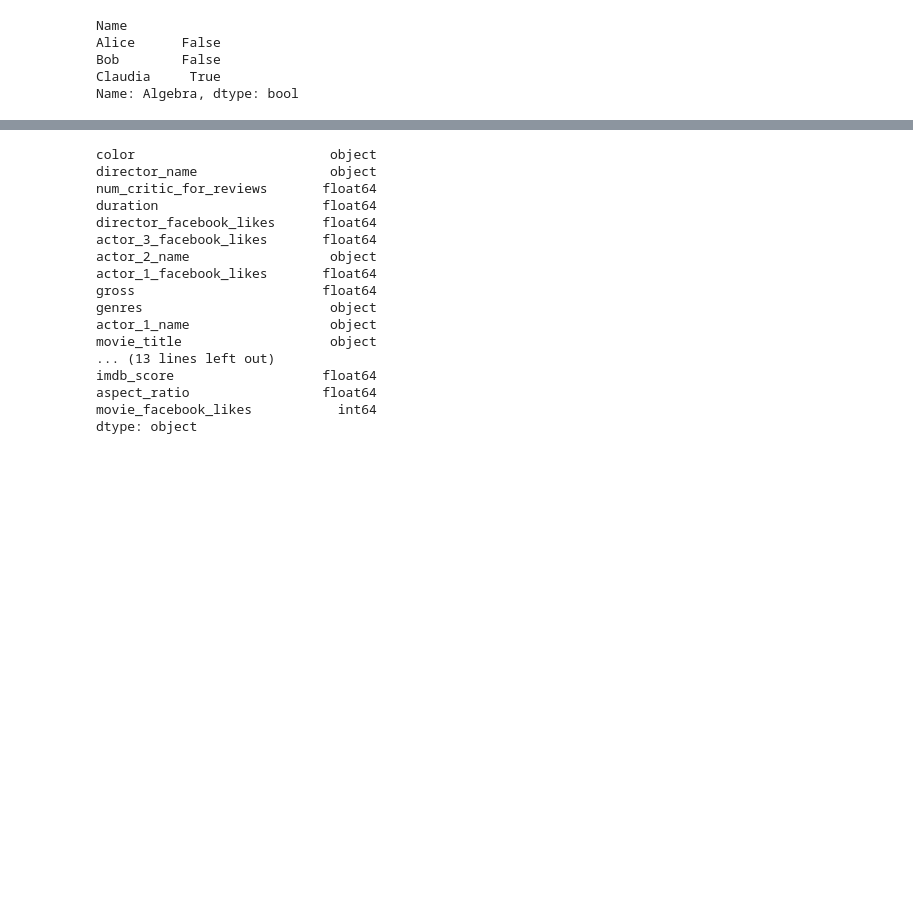
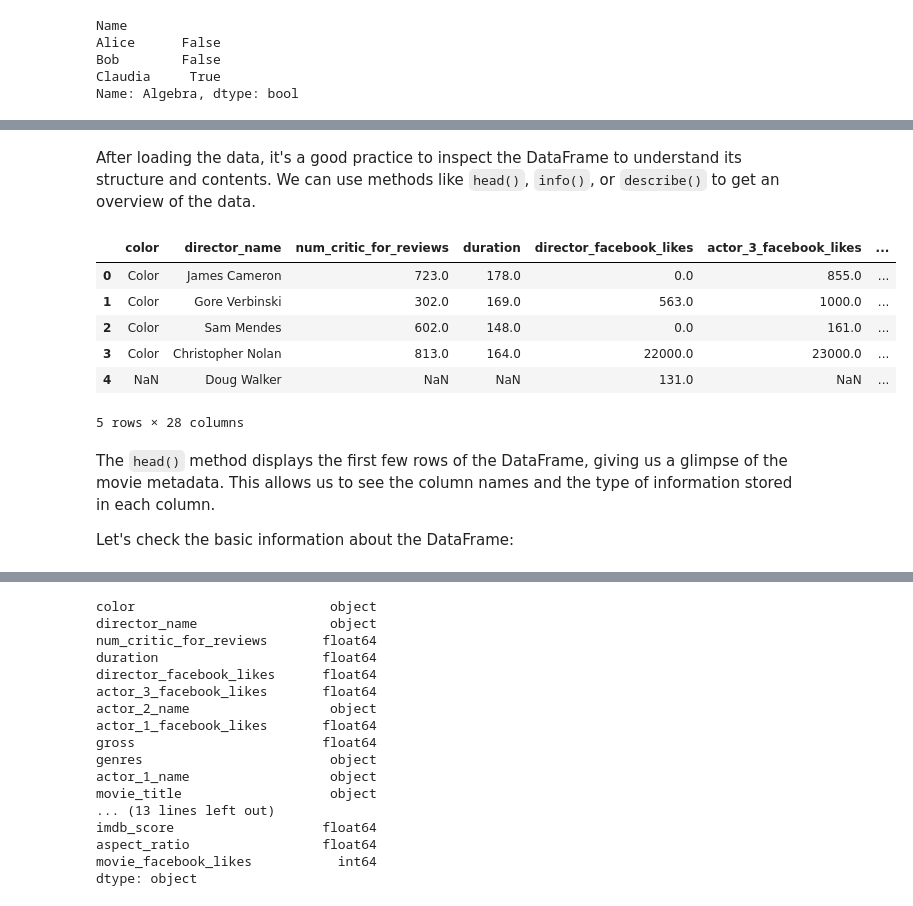
Before and after one commit to ischurov/scientific-computing-2024, a Jupyter notebook: lecture_notes/lesson03_pandas.ipynb, the cells around one changed output, grey strips where cells are left out. Drawn from its saved outputs; the diff is of its cells as text; code cells hidden in the pictures; blank space fills up the shorter version.

```diff
--- a/lecture_notes/lesson03_pandas.ipynb
+++ b/lecture_notes/lesson03_pandas.ipynb
@@ -404,2 +579,20 @@ df.assign(min=df.min(axis=1)).query('Algebra < 4 and Calculus < 4')
 # %%
-df = pd.read_csv("https://github.com/anishshah23/IMDb-5000-Data-analysis/raw/refs/heads/master/movie_metadata.csv")
+df = pd.read_csv(
+    "https://github.com/anishshah23/IMDb-5000-Data-analysis/raw/master/movie_metadata.csv"
+)
+# %% [markdown]
+After loading the data, it's a good practice to inspect the DataFrame to understand its structure and contents. We can use methods like `head()`, `info()`, or `describe()` to get an overview of the data.
+# %%
+df.head()
+# %% [output]
+|  | color | director_name | num_critic_for_reviews | duration | director_facebook_likes | actor_3_facebook_likes | ... |
+| 0 | Color | James Cameron | 723.0 | 178.0 | 0.0 | 855.0 | ... |
+| 1 | Color | Gore Verbinski | 302.0 | 169.0 | 563.0 | 1000.0 | ... |
+| 2 | Color | Sam Mendes | 602.0 | 148.0 | 0.0 | 161.0 | ... |
+| 3 | Color | Christopher Nolan | 813.0 | 164.0 | 22000.0 | 23000.0 | ... |
+| 4 | NaN | Doug Walker | NaN | NaN | 131.0 | NaN | ... |
+5 rows × 28 columns
+# %% [markdown]
+The `head()` method displays the first few rows of the DataFrame, giving us a glimpse of the movie metadata. This allows us to see the column names and the type of information stored in each column.
+
+Let's check the basic information about the DataFrame:
```
Also changed, not shown: parts of 185 cells of this notebook.
